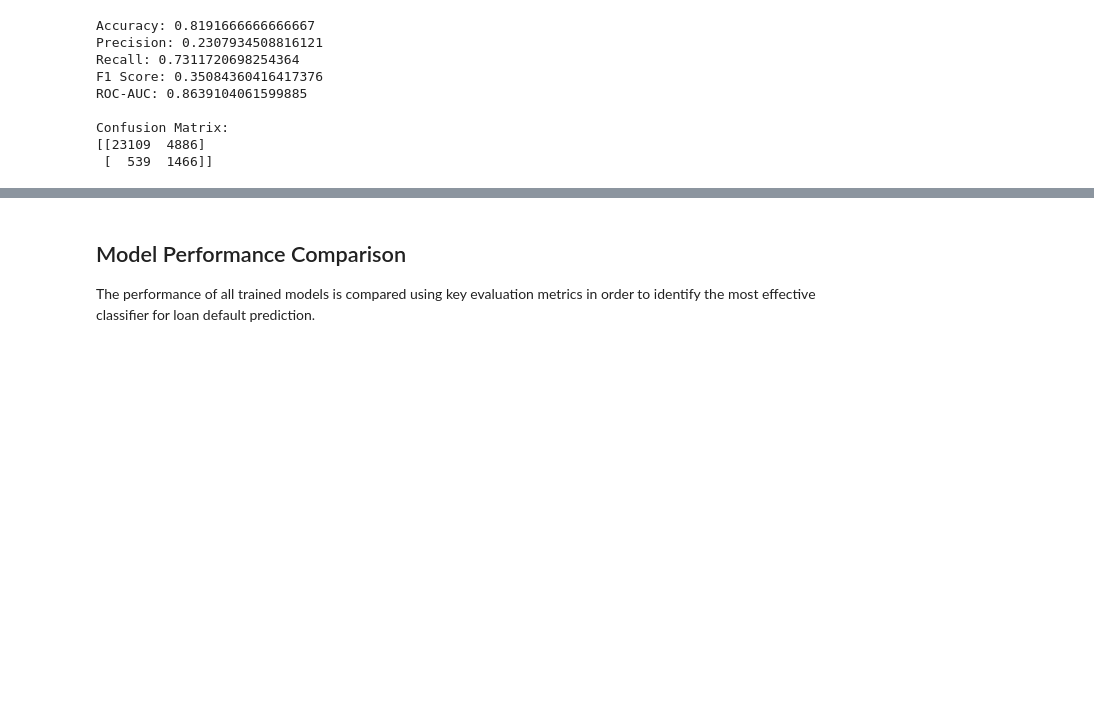
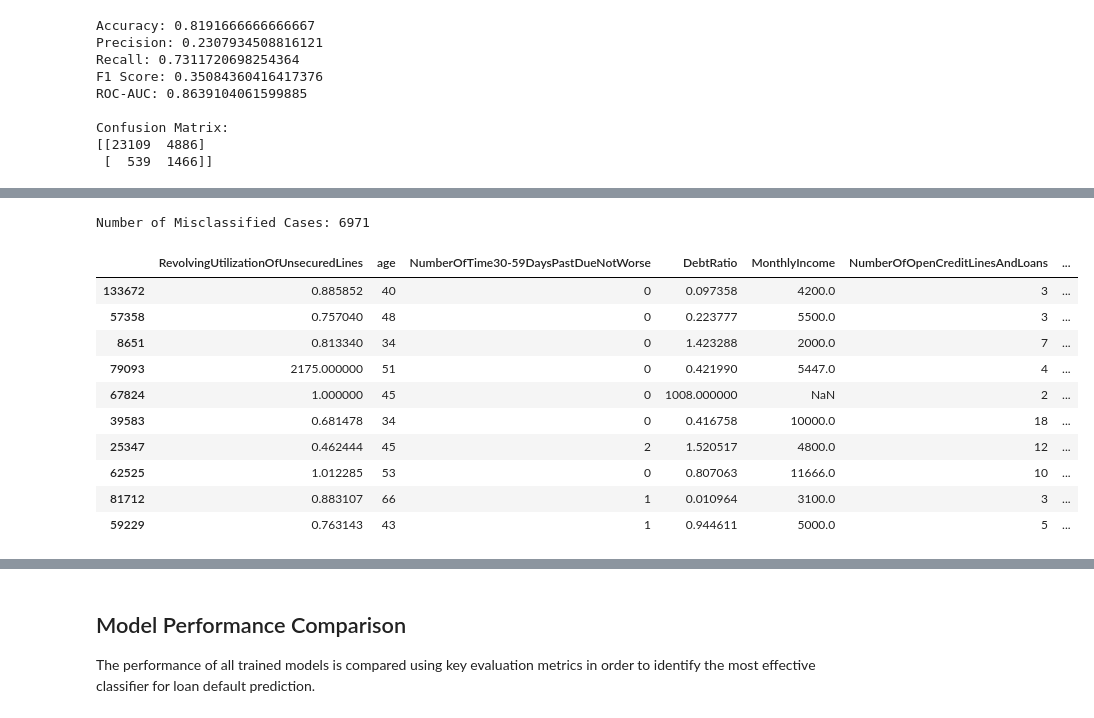
Before and after one commit to mohamadalnajjar/loan-default-project, a Jupyter notebook: notebooks/01_EDA.ipynb, the cells around one changed output, grey strips where cells are left out. Saved outputs shown, nothing was run; the diff lists cells and outputs as text; code cells hidden in the pictures; blank space fills up the shorter version.

```diff
--- a/notebooks/01_EDA.ipynb
+++ b/notebooks/01_EDA.ipynb
@@ -442,0 +543,26 @@ Confusion Matrix:
+# %%
+misclassified = X_test.copy()
+
+misclassified['Actual'] = y_test.values
+misclassified['Predicted'] = y_pred_tuned_rf
+
+misclassified_cases = misclassified[
+    misclassified['Actual'] != misclassified['Predicted']
+]
+
+print("Number of Misclassified Cases:", len(misclassified_cases))
+
+misclassified_cases.head(10)
+# %% [output]
+Number of Misclassified Cases: 6971
+|  | RevolvingUtilizationOfUnsecuredLines | age | NumberOfTime30-59DaysPastDueNotWorse | DebtRatio | MonthlyIncome | NumberOfOpenCreditLinesAndLoans | ... |
+| 133672 | 0.885852 | 40 | 0 | 0.097358 | 4200.0 | 3 | ... |
+| 57358 | 0.757040 | 48 | 0 | 0.223777 | 5500.0 | 3 | ... |
+| 8651 | 0.813340 | 34 | 0 | 1.423288 | 2000.0 | 7 | ... |
+| 79093 | 2175.000000 | 51 | 0 | 0.421990 | 5447.0 | 4 | ... |
+| 67824 | 1.000000 | 45 | 0 | 1008.000000 | NaN | 2 | ... |
+| 39583 | 0.681478 | 34 | 0 | 0.416758 | 10000.0 | 18 | ... |
+| 25347 | 0.462444 | 45 | 2 | 1.520517 | 4800.0 | 12 | ... |
+| 62525 | 1.012285 | 53 | 0 | 0.807063 | 11666.0 | 10 | ... |
+| 81712 | 0.883107 | 66 | 1 | 0.010964 | 3100.0 | 3 | ... |
+| 59229 | 0.763143 | 43 | 1 | 0.944611 | 5000.0 | 5 | ... |
```
Also changed, not shown: parts of 14 cells of this notebook, 4 other files.
